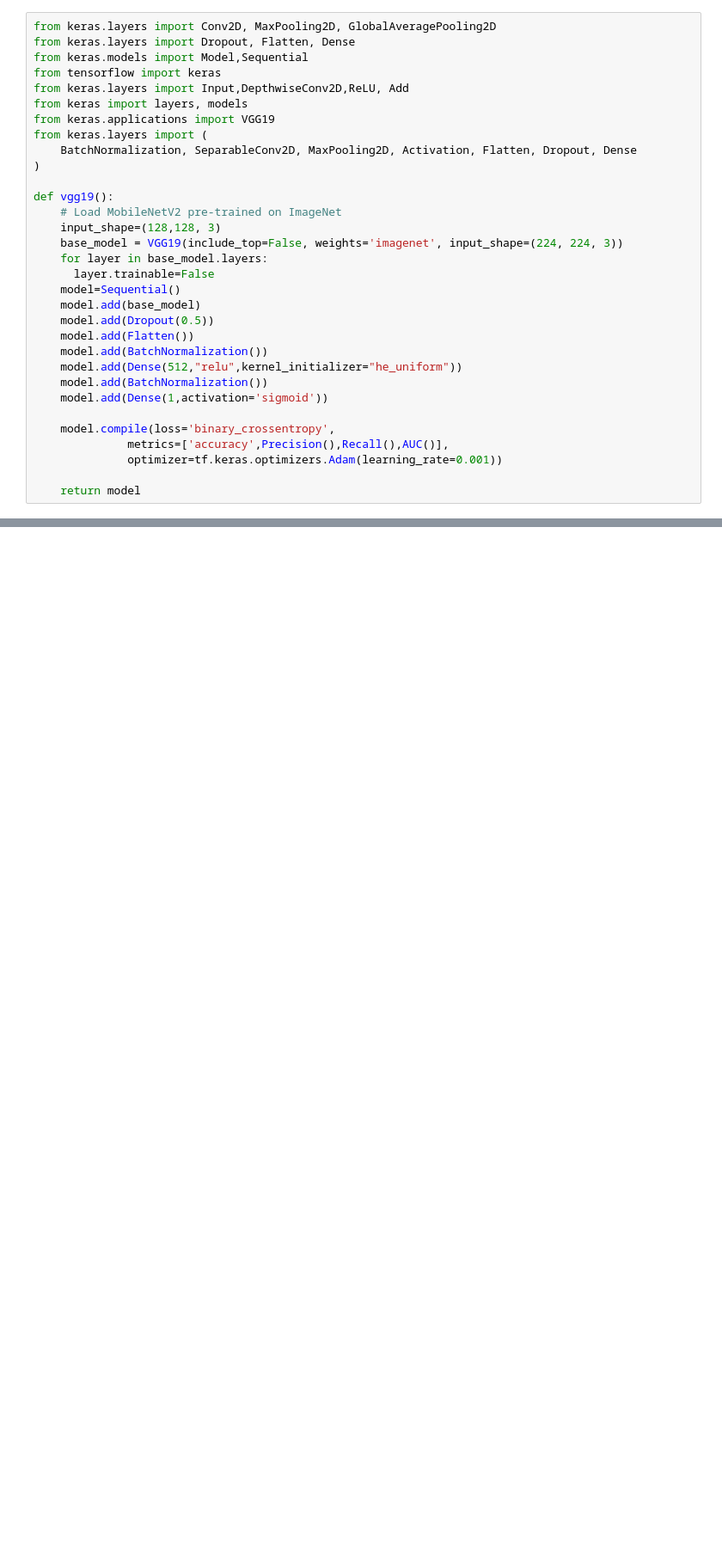
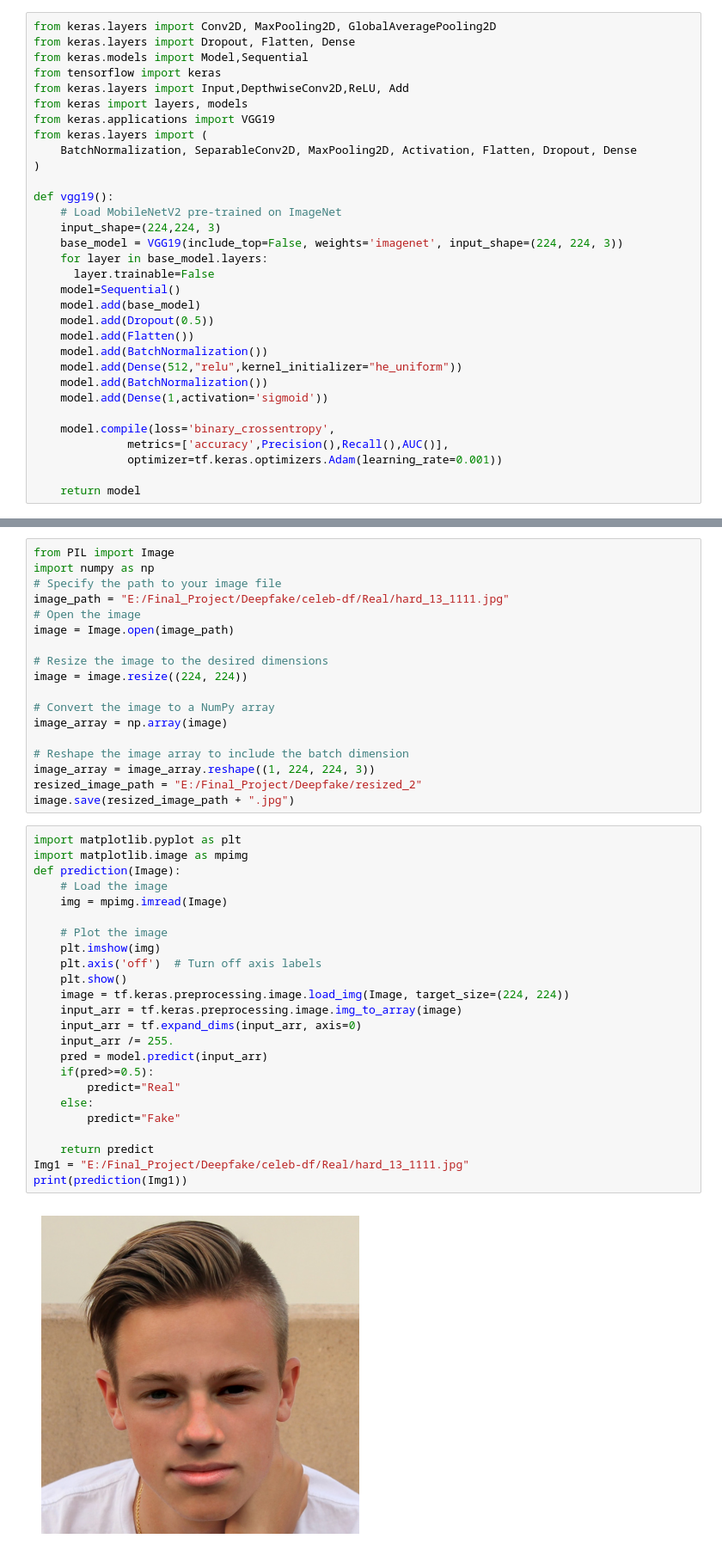
Before and after one commit to deepfakedetection/deepfake, a Jupyter notebook: deepfake_VGG19.ipynb, the cells around one changed output, grey strips where cells are left out. Shown at 86% size. Saved outputs shown, nothing was run; the diff lists cells and outputs as text; blank space fills up the shorter version.

```diff
--- a/deepfake_VGG19.ipynb
+++ b/deepfake_VGG19.ipynb
@@ -23,7 +92,7 @@ from keras.layers import (
 
 def vgg19():
     # Load MobileNetV2 pre-trained on ImageNet
-    input_shape=(128,128, 3)
+    input_shape=(224,224, 3)
     base_model = VGG19(include_top=False, weights='imagenet', input_shape=(224, 224, 3))
     for layer in base_model.layers:
       layer.trainable=False
@@ -201,0 +257,44 @@ weighted avg       0.96      0.98      0.97        50
+# %%
+from PIL import Image
+import numpy as np
+# Specify the path to your image file
+image_path = "E:/Final_Project/Deepfake/celeb-df/Real/hard_13_1111.jpg"
+# Open the image
+image = Image.open(image_path)
+
+# Resize the image to the desired dimensions
+image = image.resize((224, 224))
+
+# Convert the image to a NumPy array
+image_array = np.array(image)
+
+# Reshape the image array to include the batch dimension
+image_array = image_array.reshape((1, 224, 224, 3))
+resized_image_path = "E:/Final_Project/Deepfake/resized_2"
+image.save(resized_image_path + ".jpg")
+# %%
+import matplotlib.pyplot as plt
+import matplotlib.image as mpimg
+def prediction(Image):
+    # Load the image
+    img = mpimg.imread(Image)
+
+    # Plot the image
+    plt.imshow(img)
+    plt.axis('off')  # Turn off axis labels
+    plt.show()
+    image = tf.keras.preprocessing.image.load_img(Image, target_size=(224, 224))
+    input_arr = tf.keras.preprocessing.image.img_to_array(image)
+    input_arr = tf.expand_dims(input_arr, axis=0)
+    input_arr /= 255.
+    pred = model.predict(input_arr)
+    if(pred>=0.5):
+        predict="Real"
+    else:
+        predict="Fake"
+
+    return predict
+Img1 = "E:/Final_Project/Deepfake/celeb-df/Real/hard_13_1111.jpg"
+print(prediction(Img1))
+# %% [output]
+[figure, added]
```
Also changed, not shown: parts of 12 cells of this notebook, 1 other file.
